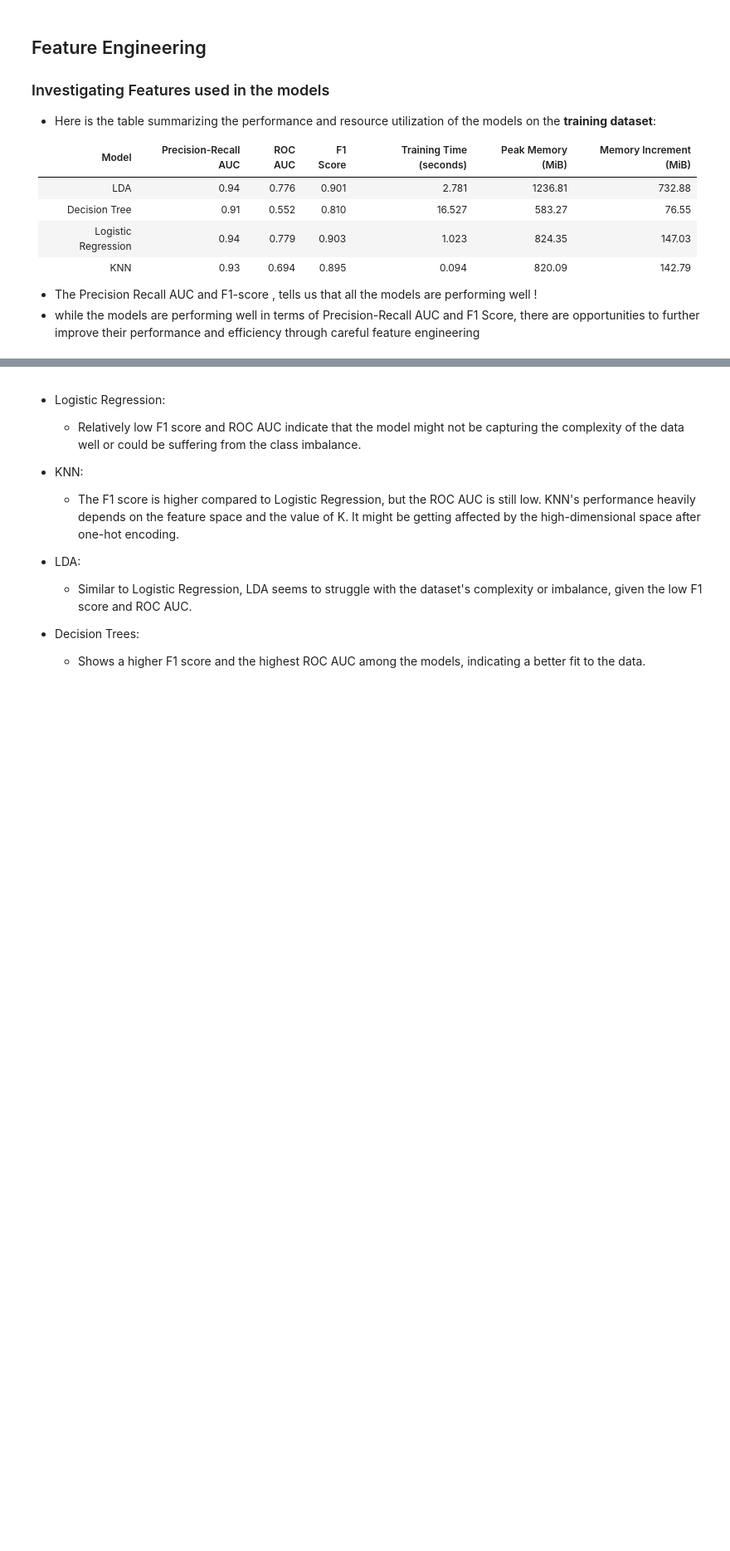
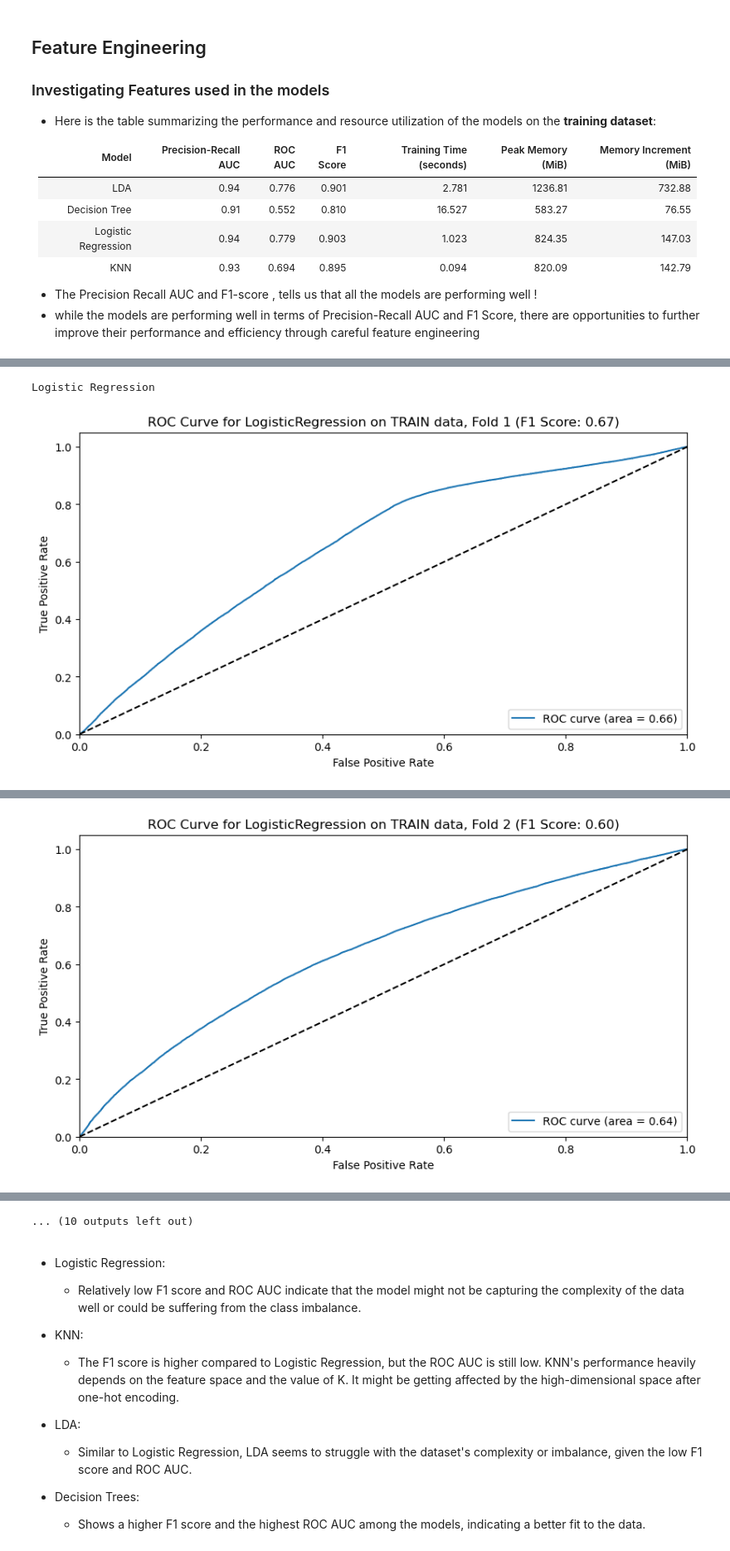
Before and after one commit to Abhibhi-03/Financial-Risk-Assessment, a Jupyter notebook: A1_Milestone1.ipynb, the cells around one changed output, grey strips where cells are left out. Shown at 83% size. Saved outputs shown, nothing was run; the diff lists cells and outputs as text; code cells hidden in the pictures; blank space fills up the shorter version.

```diff
--- a/A1_Milestone1.ipynb
+++ b/A1_Milestone1.ipynb
@@ -589,0 +514,70 @@ F1 Score: 0.78
+# %%
+def evaluate_model(model, X_train, y_train, X_test, y_test, scaler=None):
+    metrics = {}
+    model_name = type(model).__name__  # Get the name of the model
+
+    # If a scaler is provided, use it to scale the data
+    if scaler is not None:
+        X_train = scaler.fit_transform(X_train)
+        X_test = scaler.transform(X_test)  # Note the use of transform here, not fit_transform
+
+    # Initialize StratifiedKFold to preserve the percentage of samples for each class
+    cv = StratifiedKFold(n_splits=5)
+
+    for (X, y, data_type) in [(X_train, y_train, 'train'), (X_test, y_test, 'test')]:
+        for fold, (train_idx, test_idx) in enumerate(cv.split(X, y)):
+            # Use .iloc for pandas DataFrame to select data by position
+            X_train_fold, y_train_fold = X.iloc[train_idx], y.iloc[train_idx]
+            X_test_fold, y_test_fold = X.iloc[test_idx], y.iloc[test_idx]
+
+            # Fit the model on the fold's training data
+            model.fit(X_train_fold, y_train_fold)
+            # Predict on the fold's test data
+            y_pred = model.predict(X_test_fold)
+            # Get the probability estimates for the positive class
+            y_proba = model.predict_proba(X_test_fold)[:, 1] if hasattr(model, 'predict_proba') else model.decision_function(X_test_fold)
+
+            # Calculate metrics
+            roc_auc = roc_auc_score(y_test_fold, y_proba)
+            f1 = f1_score(y_test_fold, y_pred)
+            precision, recall, _ = precision_recall_curve(y_test_fold, y_proba)
+            pr_auc = auc(recall, precision)
+
+            # Store metrics
+            metrics[f'{data_type}_fold_{fold+1}_roc_auc'] = roc_auc
+            metrics[f'{data_type}_fold_{fold+1}_pr_auc'] = pr_auc
+            metrics[f'{data_type}_fold_{fold+1}_f1'] = f1
+
+            # Plot ROC Curve for the fold
+            fpr, tpr, _ = roc_curve(y_test_fold, y_proba)
+            plt.figure(figsize=(10, 5))
+            plt.plot(fpr, tpr, label=f'ROC curve (area = {roc_auc:.2f})')
+            plt.plot([0, 1], [0, 1], 'k--')  # Random predictions curve
+            plt.xlim([0.0, 1.0])
+            plt.ylim([0.0, 1.05])
+            plt.xlabel('False Positive Rate')
+            plt.ylabel('True Positive Rate')
+            plt.title(f'ROC Curve for {model_name} on {data_type.upper()} data, Fold {fold+1} (F1 Score: {f1:.2f})')
+            plt.legend(loc="lower right")
+            plt.show()
+
+            print(f"{data_type.upper()} DATA, Fold {fold+1}")
+            print(classification_report(y_test_fold, y_pred))
+            print(f"ROC AUC: {roc_auc:.2f}")
+            print(f"PR AUC: {pr_auc:.2f}")
+            print(f"F1 Score: {f1:.2f}\n")
+
+    return metrics
+
+# Evaluate the Logistic Regression model, KNN, LDA and Decision Trees
+print("Logistic Regression")
+Logistic_model_metrics = evaluate_model(logistic_classifier,X_train,y_train, X_validation, y_validation)
+print("KNN")
+KNN_model_metrics = evaluate_model(knn_classifier,X_train,y_train, X_validation, y_validation)
+print("LDA")
+LDA_model_metrics= evaluate_model(lda_model,X_train,y_train, X_validation, y_validation)
+print("Decision Trees")
+DT_model_metrics= evaluate_model(dt_model,X_train,y_train, X_validation, y_validation)
+# %% [output]
+Logistic Regression
+[figure, added]
@@ -589,0 +597 @@ F1 Score: 0.78
+[figure, added]
@@ -590,3 +654,4 @@ F1 Score: 0.78
+... (10 outputs left out)
 # %% [markdown]
 - Logistic Regression:
   - Relatively low F1 score and ROC AUC indicate that the model might not be capturing the complexity of the data well or could be suffering from the class imbalance.
```
Also changed, not shown: parts of 15 cells of this notebook.
